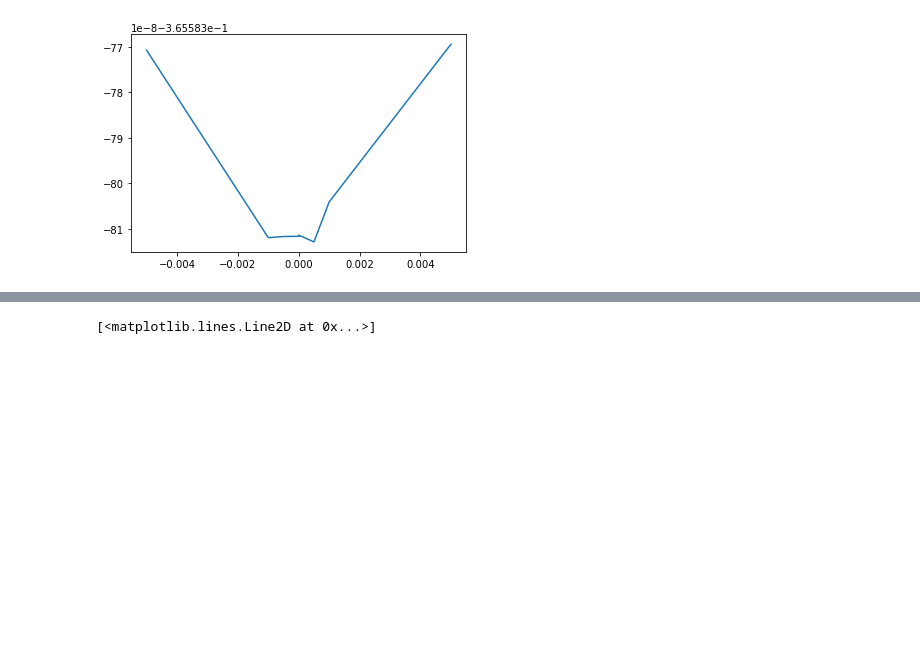
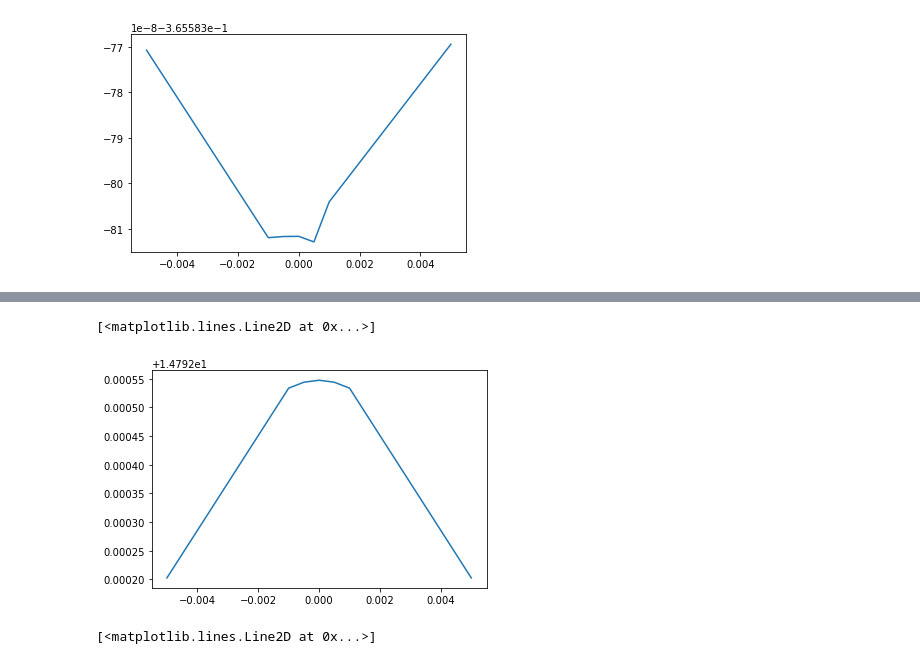
Before and after one commit to mrachh/hot-spots, a Jupyter notebook: worker16_summary/Untitled.ipynb, the cells around one changed output, grey strips where cells are left out. Saved outputs shown, nothing was run; the diff lists cells and outputs as text; code cells hidden in the pictures; blank space fills up the shorter version.

```diff
--- a/worker16_summary/Untitled.ipynb
+++ b/worker16_summary/Untitled.ipynb
@@ -94,3 +107,10 @@ plt.plot(x,y)
+# %%
+y = np.array(data[data['npoint'] == 16].sort_values('eps')['e_val'])
+x = np.array(data[data['npoint'] == 16].sort_values('eps')['eps'])
+plt.plot(x,y)
+# %% [output]
+[<matplotlib.lines.Line2D at 0x...>]
+[figure, added]
 # %%
 y = np.array(data[data['npoint'] == 16].sort_values('eps')['uq'])
 x = np.array(data[data['npoint'] == 16].sort_values('eps')['eps'])
```
Also changed, not shown: parts of 13 cells of this notebook, 2 other files.
